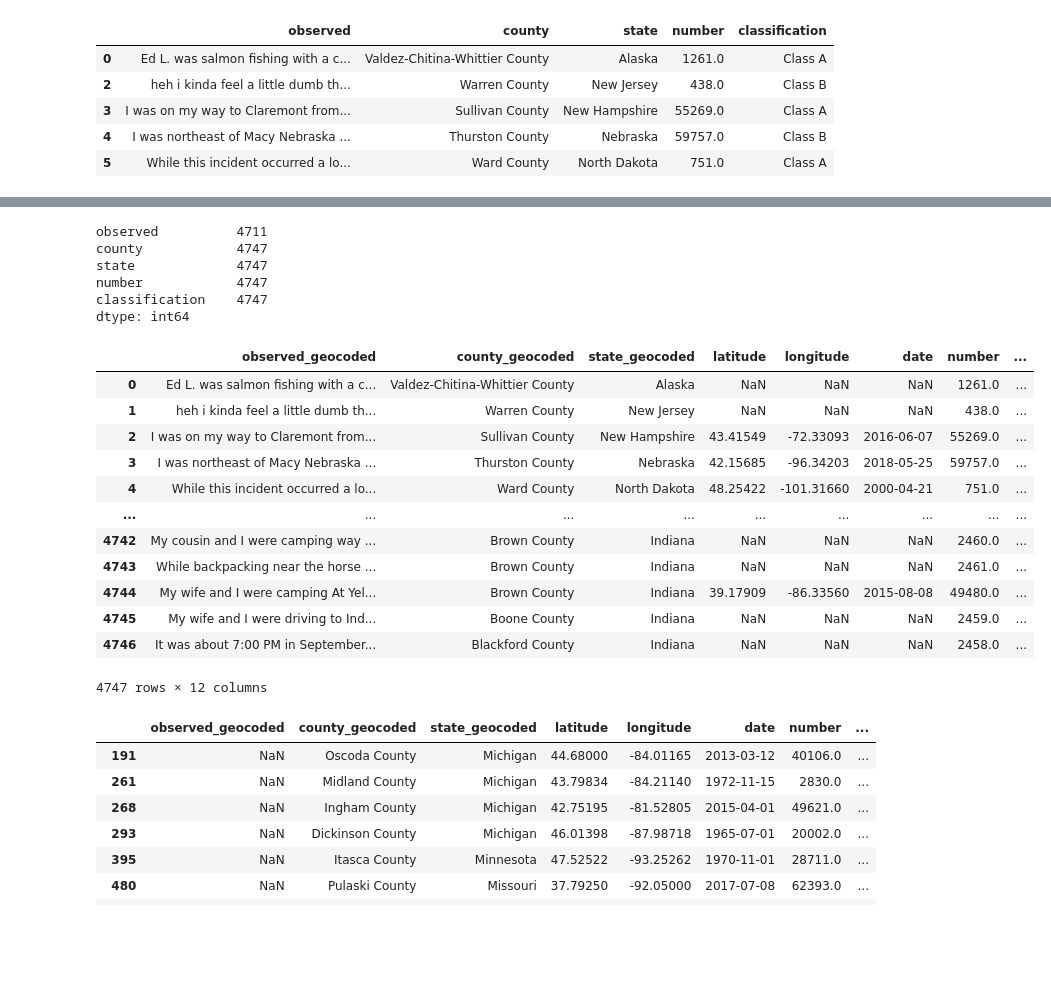
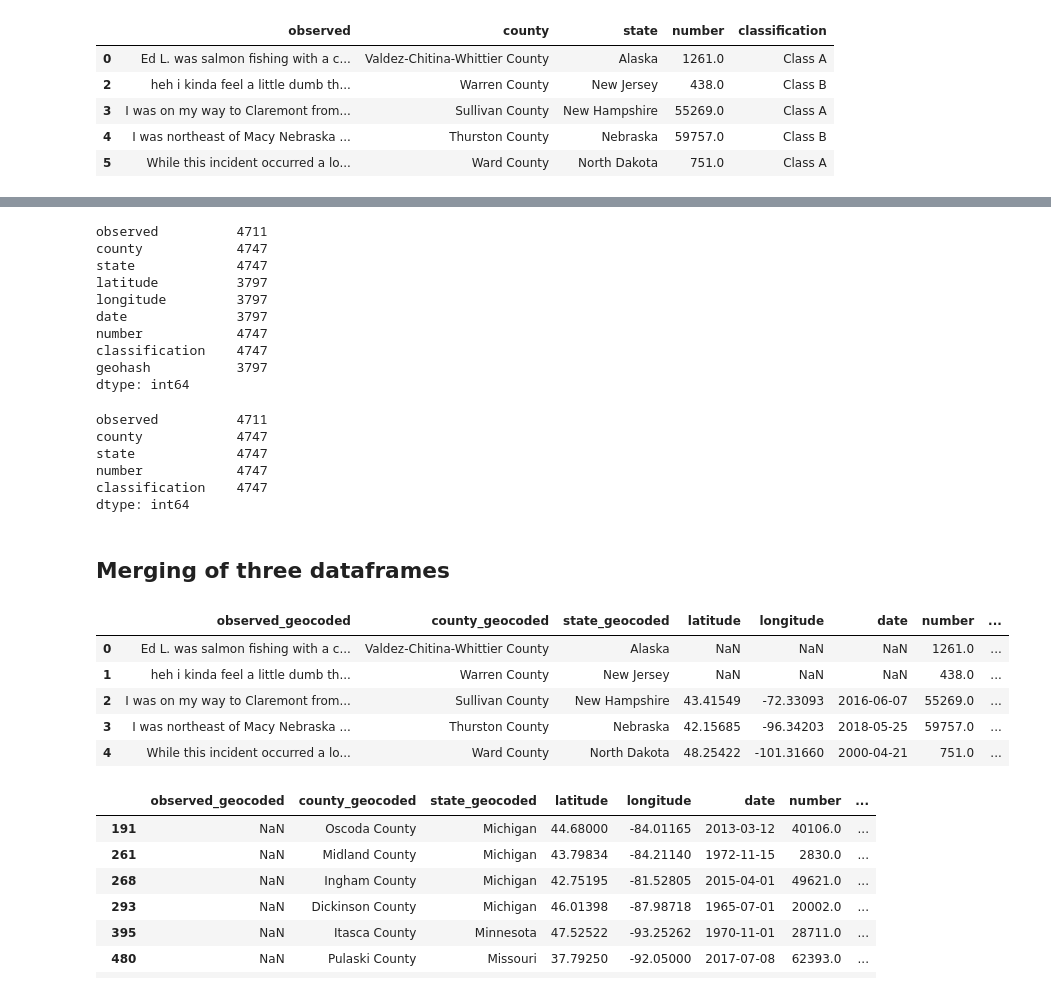
Before and after one commit to elisabethvirak/BigFoot, a Jupyter notebook: Bigfoot_Final-Copy1.ipynb, the cells around one changed output, grey strips where cells are left out. Drawn from its saved outputs; the diff is of its cells as text; code cells hidden in the pictures; blank space fills up the shorter version.

```diff
--- a/Bigfoot_Final-Copy1.ipynb
+++ b/Bigfoot_Final-Copy1.ipynb
@@ -87,6 +100,6 @@ dtype: int64
 # %%
 # Begin filtering data
-bf_geo_cols = ['observed', 'county', 'state', 'latitude', 'longitude', 'date','number', 'classification']
+bf_geo_cols = ['observed', 'county', 'state', 'latitude', 'longitude', 'date','number', 'classification', 'geohash']
 bf_geo_transformed = bigfoot_geo_df[bf_geo_cols].copy()
 
 # Drop null values on 'number'
@@ -135,3 +189,17 @@ bf_reports_transformed.head()
+# %%
+# Compare counts of all three df
+bf_geo_transformed.count()
+# %% [output]
+observed          4711
+county            4747
+state             4747
+latitude          3797
+longitude         3797
+date              3797
+number            4747
+classification    4747
+geohash           3797
+dtype: int64
 # %%
 bf_reports_transformed.count()
 # %% [output]
@@ -141,24 +209,19 @@ state             4747
 number            4747
 classification    4747
 dtype: int64
+# %% [markdown]
+## Merging of three dataframes
 # %%
 # Merge bf_geo_transformed and bf_reports_transformed DataFrames
 bf_merge = pd.merge(bf_geo_transformed, bf_reports_transformed, on='number', how='outer', suffixes=("_geocoded", "_reports"))
-bf_merge
+bf_merge.head()
 # %% [output]
 |  | observed_geocoded | county_geocoded | state_geocoded | latitude | longitude | date | number | ... |
 | 0 | Ed L. was salmon fishing with a c... | Valdez-Chitina-Whittier County | Alaska | NaN | NaN | NaN | 1261.0 | ... |
 | 1 | heh i kinda feel a little dumb th... | Warren County | New Jersey | NaN | NaN | NaN | 438.0 | ... |
 | 2 | I was on my way to Claremont from... | Sullivan County | New Hampshire | 43.41549 | -72.33093 | 2016-06-07 | 55269.0 | ... |
 | 3 | I was northeast of Macy Nebraska ... | Thurston County | Nebraska | 42.15685 | -96.34203 | 2018-05-25 | 59757.0 | ... |
 | 4 | While this incident occurred a lo... | Ward County | North Dakota | 48.25422 | -101.31660 | 2000-04-21 | 751.0 | ... |
-| ... | ... | ... | ... | ... | ... | ... | ... | ... |
-| 4742 | My cousin and I were camping way ... | Brown County | Indiana | NaN | NaN | NaN | 2460.0 | ... |
-| 4743 | While backpacking near the horse ... | Brown County | Indiana | NaN | NaN | NaN | 2461.0 | ... |
-| 4744 | My wife and I were camping At Yel... | Brown County | Indiana | 39.17909 | -86.33560 | 2015-08-08 | 49480.0 | ... |
-| 4745 | My wife and I were driving to Ind... | Boone County | Indiana | NaN | NaN | NaN | 2459.0 | ... |
-| 4746 | It was about 7:00 PM in September... | Blackford County | Indiana | NaN | NaN | NaN | 2458.0 | ... |
-4747 rows × 12 columns
 # %%
 # check to see if values from separate datasets match
 # checking observation
```
Also changed, not shown: parts of 26 cells of this notebook, 1 other file.
